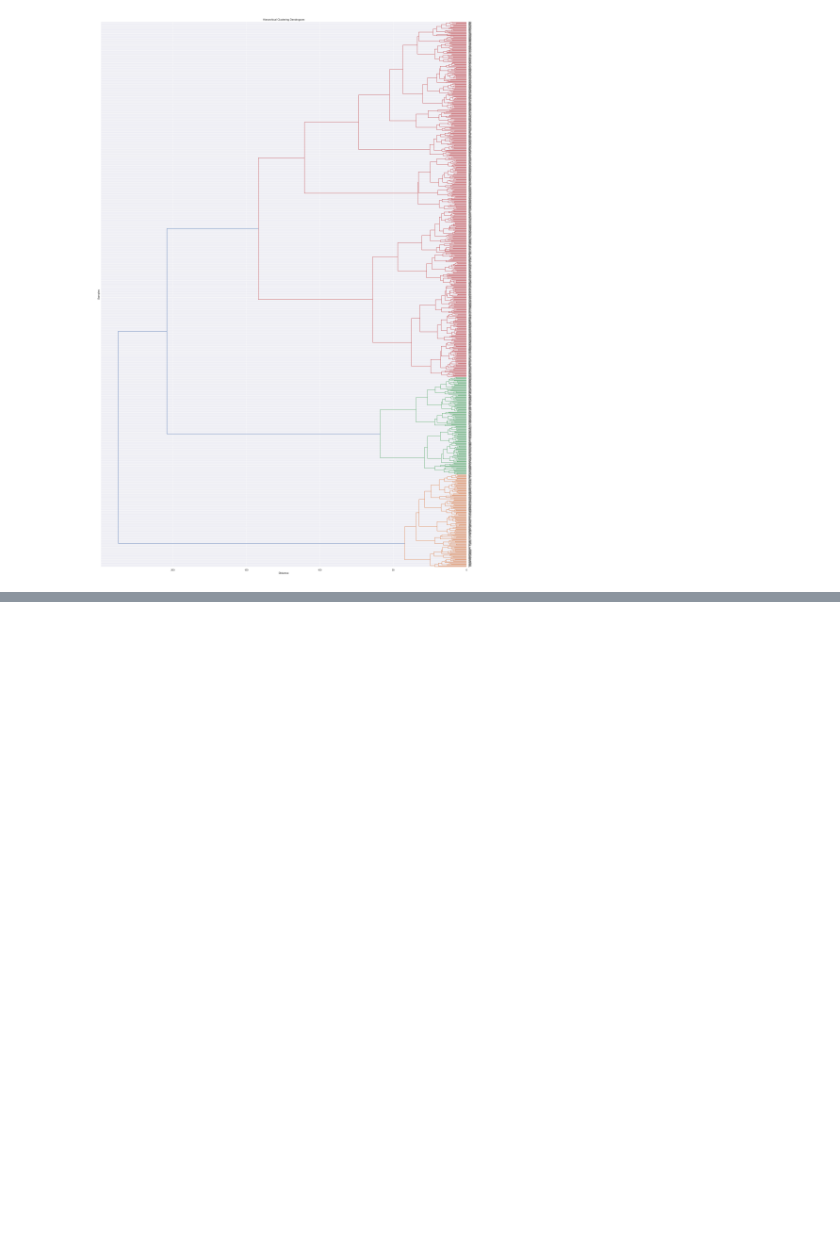
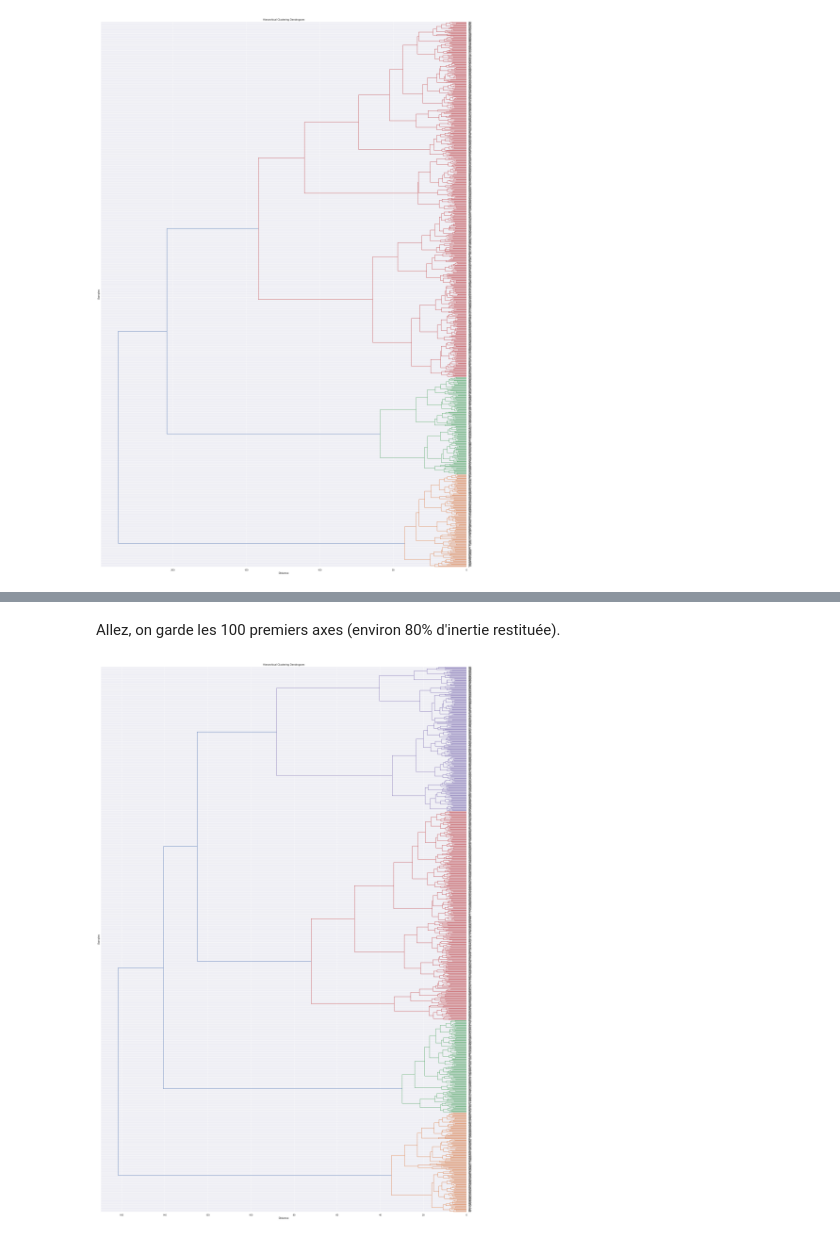
Before and after one commit to leaajo/APST, a Jupyter notebook: 2_cah.ipynb, the cells around one changed output, grey strips where cells are left out. Saved outputs shown, nothing was run; the diff lists cells and outputs as text; code cells hidden in the pictures; blank space fills up the shorter version.

```diff
--- a/2_cah.ipynb
+++ b/2_cah.ipynb
@@ -46,0 +166,24 @@ plt.show()
+# %% [markdown]
+Allez, on garde les 100 premiers axes (environ 80% d'inertie restituée).
+# %%
+#On copie le DF :
+data2 = df_filtré_2.iloc[:, :100].copy()  # Garder les 100 premières variables
+
+distance_matrix = squareform(pdist(data2, metric='euclidean'))
+
+# Perform hierarchical clustering
+linkage_matrix = linkage(data2, method='ward')
+
+# Plot the dendrogram
+plt.figure(figsize=(30, 45))
+dendrogram(linkage_matrix,
+           orientation="left",
+           labels=data.index.tolist(),
+           leaf_font_size=8)
+
+plt.title('Hierarchical Clustering Dendrogram')
+plt.ylabel('Samples')
+plt.xlabel('Distance')
+plt.show()
+# %% [output]
+[figure, added]
```
Also changed, not shown: parts of 26 cells of this notebook.
